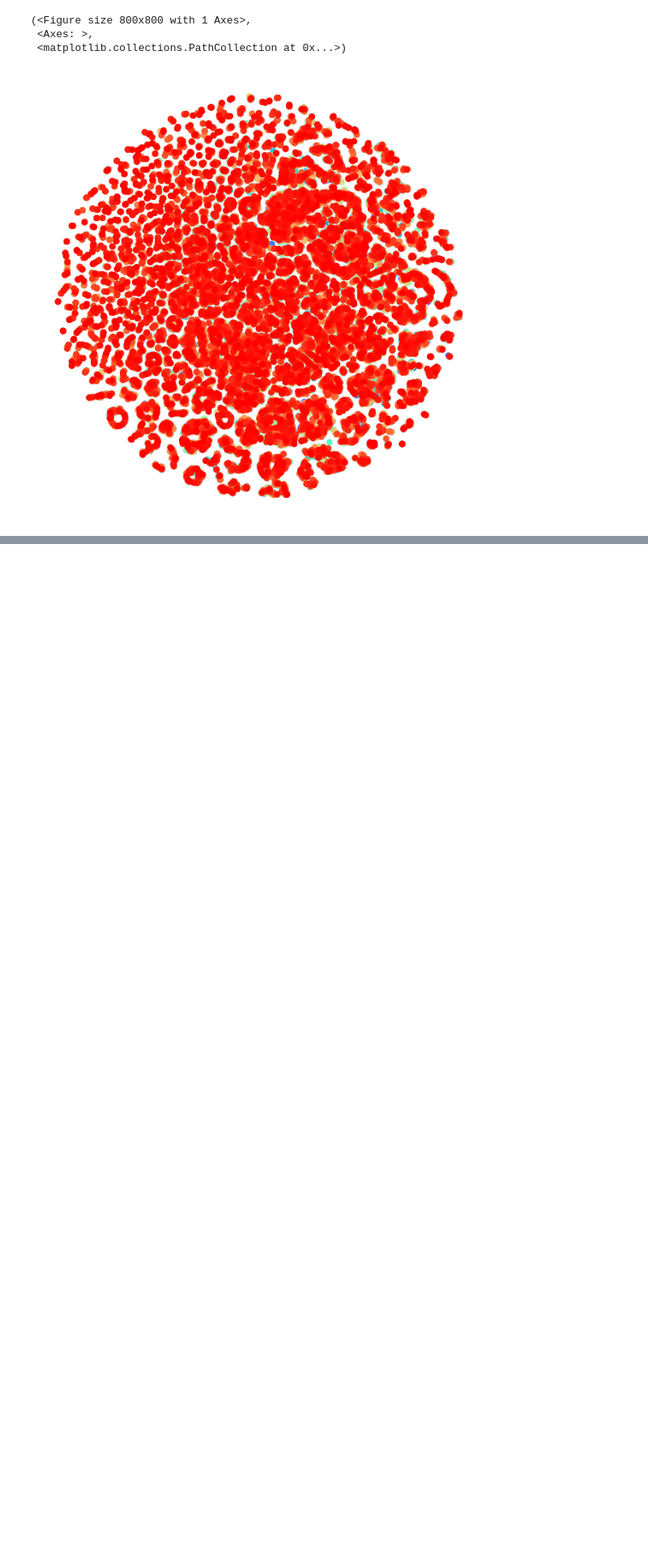
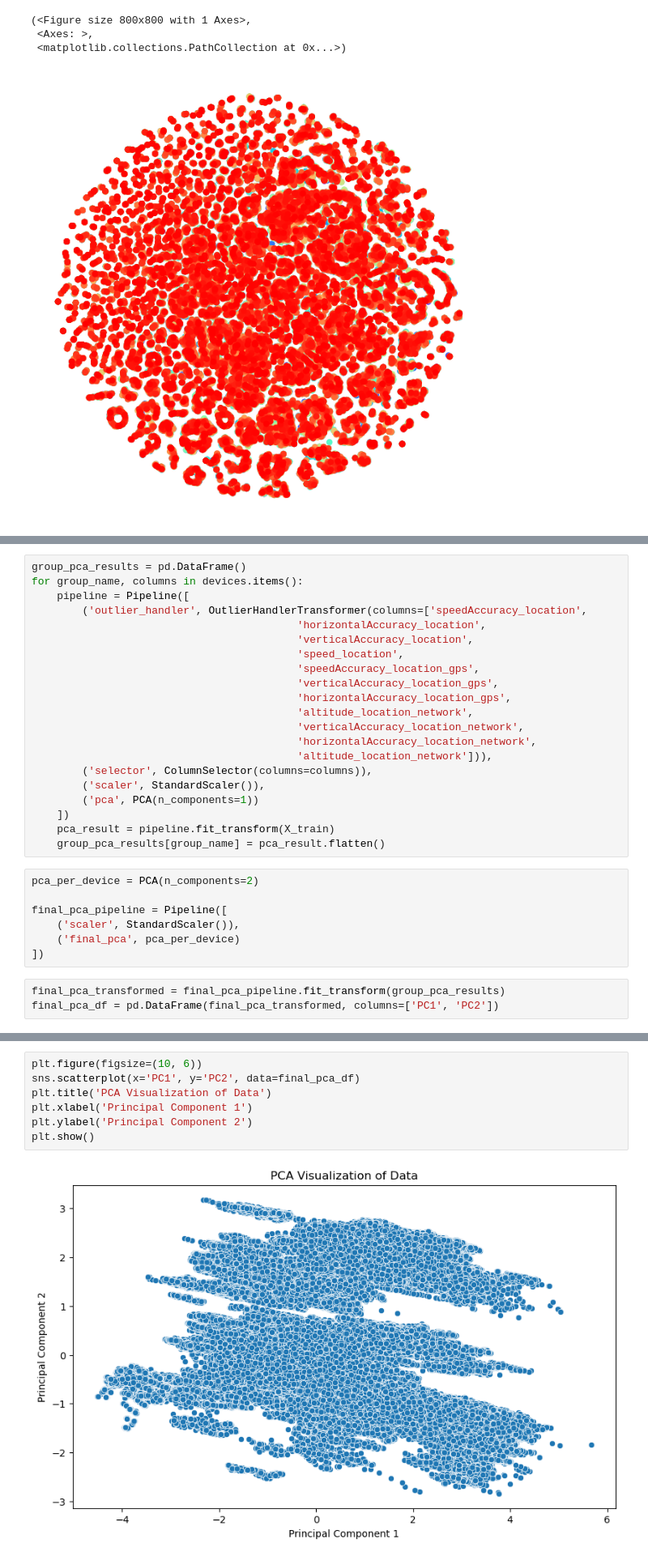
Before and after one commit to sienkozuzanna/ml-activity-detection, a Jupyter notebook: features engineering/feature_engineering_pipelines.ipynb, the cells around one changed output, grey strips where cells are left out. Shown at 81% size. Saved outputs shown, nothing was run; the diff lists cells and outputs as text; blank space fills up the shorter version.

Commit message:
pca for each device & basic models

```diff
--- a/features engineering/feature_engineering_pipelines.ipynb
+++ b/features engineering/feature_engineering_pipelines.ipynb
@@ -367,0 +414,31 @@ scatter_tsne(digits_proj_sample)
+# %%
+group_pca_results = pd.DataFrame()
+for group_name, columns in devices.items():
+    pipeline = Pipeline([
+        ('outlier_handler', OutlierHandlerTransformer(columns=['speedAccuracy_location',
+                                          'horizontalAccuracy_location',
+                                          'verticalAccuracy_location',
+                                          'speed_location',
+                                          'speedAccuracy_location_gps',
+                                          'verticalAccuracy_location_gps',
+                                          'horizontalAccuracy_location_gps',
+                                          'altitude_location_network',
+                                          'verticalAccuracy_location_network',
+                                          'horizontalAccuracy_location_network',
+                                          'altitude_location_network'])),
+        ('selector', ColumnSelector(columns=columns)),
+        ('scaler', StandardScaler()),
+        ('pca', PCA(n_components=1))
+    ])
+    pca_result = pipeline.fit_transform(X_train)
+    group_pca_results[group_name] = pca_result.flatten()
+# %%
+pca_per_device = PCA(n_components=2)
+
+final_pca_pipeline = Pipeline([
+    ('scaler', StandardScaler()),
+    ('final_pca', pca_per_device)
+])
+# %%
+final_pca_transformed = final_pca_pipeline.fit_transform(group_pca_results)
+final_pca_df = pd.DataFrame(final_pca_transformed, columns=['PC1', 'PC2'])
@@ -367,0 +453,9 @@ scatter_tsne(digits_proj_sample)
+# %%
+plt.figure(figsize=(10, 6))
+sns.scatterplot(x='PC1', y='PC2', data=final_pca_df)
+plt.title('PCA Visualization of Data')
+plt.xlabel('Principal Component 1')
+plt.ylabel('Principal Component 2')
+plt.show()
+# %% [output]
+[figure, added]
```
Also changed, not shown: parts of 12 cells of this notebook, 1 other file.
